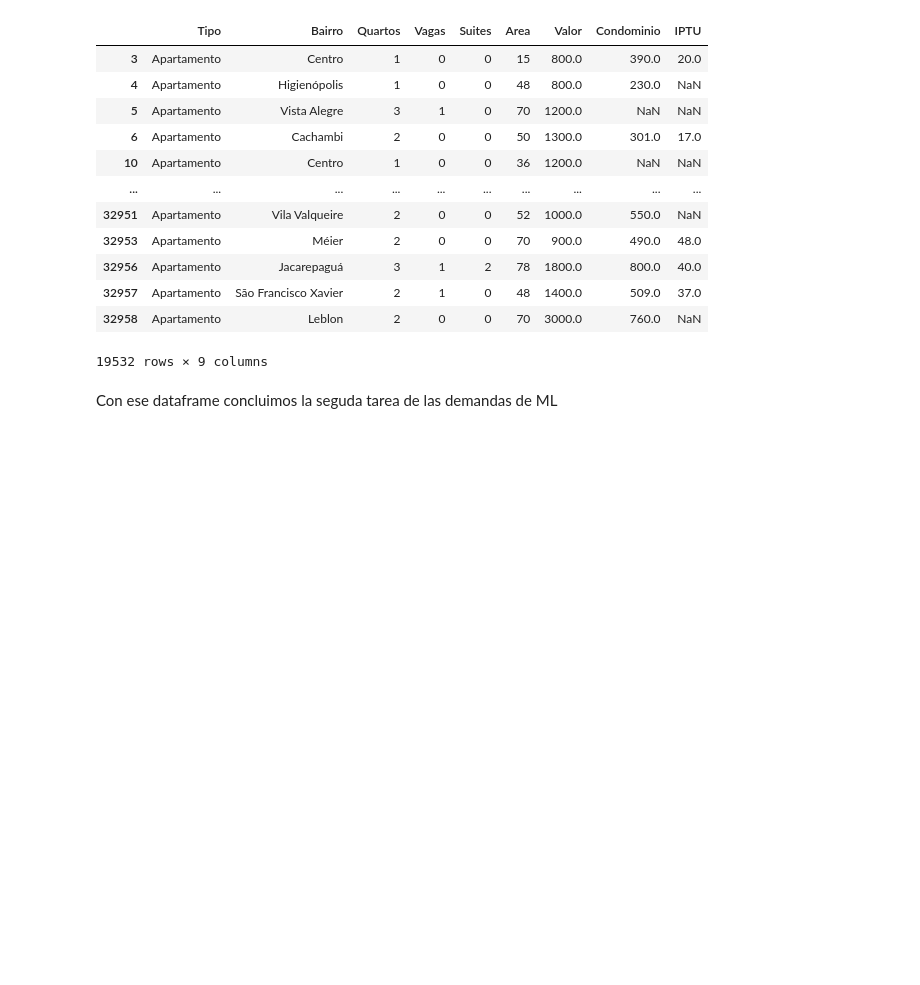
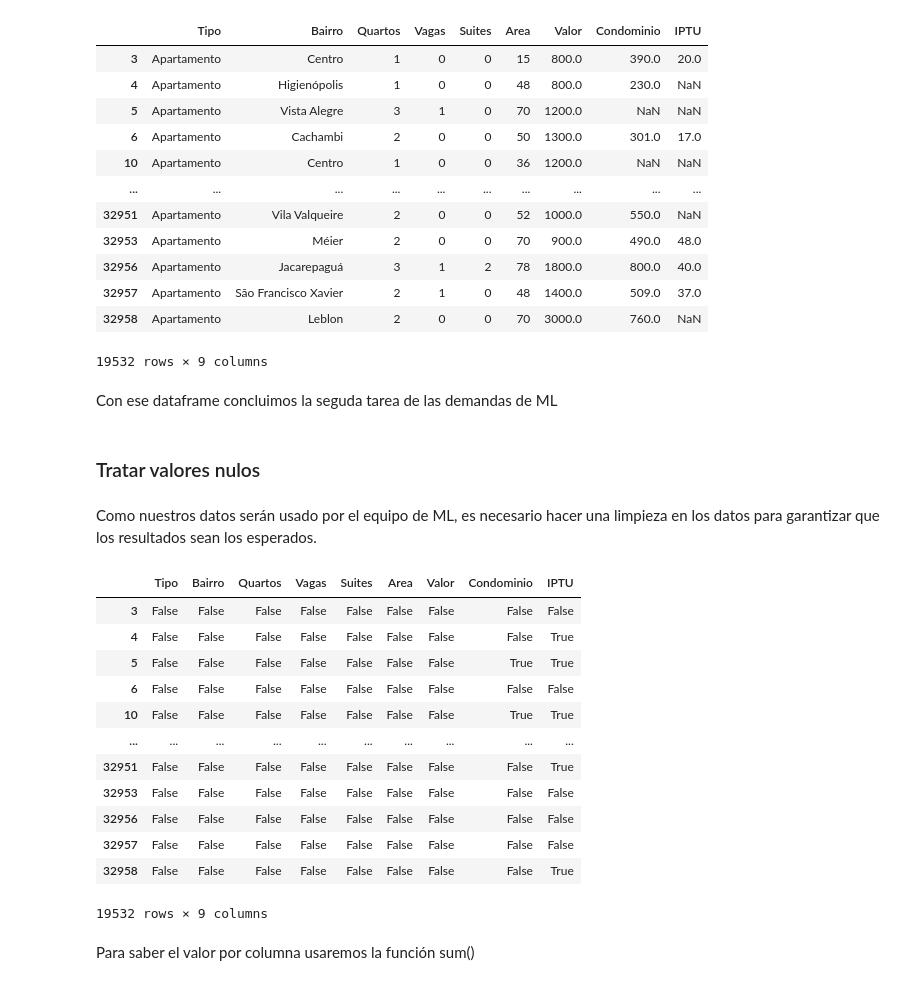
Before and after one commit to ygor-github/curso_conociendo_pandas, a Jupyter notebook: conociendo_pandas.ipynb, the cells around one changed output. Drawn from its saved outputs; the diff is of its cells as text; code cells hidden in the pictures; blank space fills up the shorter version.

Commit message:
Removiendo datos null

```diff
--- a/conociendo_pandas.ipynb
+++ b/conociendo_pandas.ipynb
@@ -407,3 +407,26 @@ tipo_apartamento
 19532 rows × 9 columns
 # %% [markdown]
 Con ese dataframe concluimos la seguda tarea de las demandas de ML
+# %% [markdown]
+### Tratar valores nulos
+# %% [markdown]
+Como nuestros datos serán usado por el equipo de ML, es necesario hacer una limpieza en los datos para garantizar que los resultados sean los esperados.
+# %%
+#Vamos a conversar revisando si existen valores de tipo null
+tipo_apartamento.isnull()
+# %% [output]
+|  | Tipo | Bairro | Quartos | Vagas | Suites | Area | Valor | Condominio | IPTU |
+| 3 | False | False | False | False | False | False | False | False | False |
+| 4 | False | False | False | False | False | False | False | False | True |
+| 5 | False | False | False | False | False | False | False | True | True |
+| 6 | False | False | False | False | False | False | False | False | False |
+| 10 | False | False | False | False | False | False | False | True | True |
+| ... | ... | ... | ... | ... | ... | ... | ... | ... | ... |
+| 32951 | False | False | False | False | False | False | False | False | True |
+| 32953 | False | False | False | False | False | False | False | False | False |
+| 32956 | False | False | False | False | False | False | False | False | False |
+| 32957 | False | False | False | False | False | False | False | False | False |
+| 32958 | False | False | False | False | False | False | False | False | True |
+19532 rows × 9 columns
+# %% [markdown]
+Para saber el valor por columna usaremos la función sum()
```
Also changed, not shown: parts of 6 cells of this notebook.
